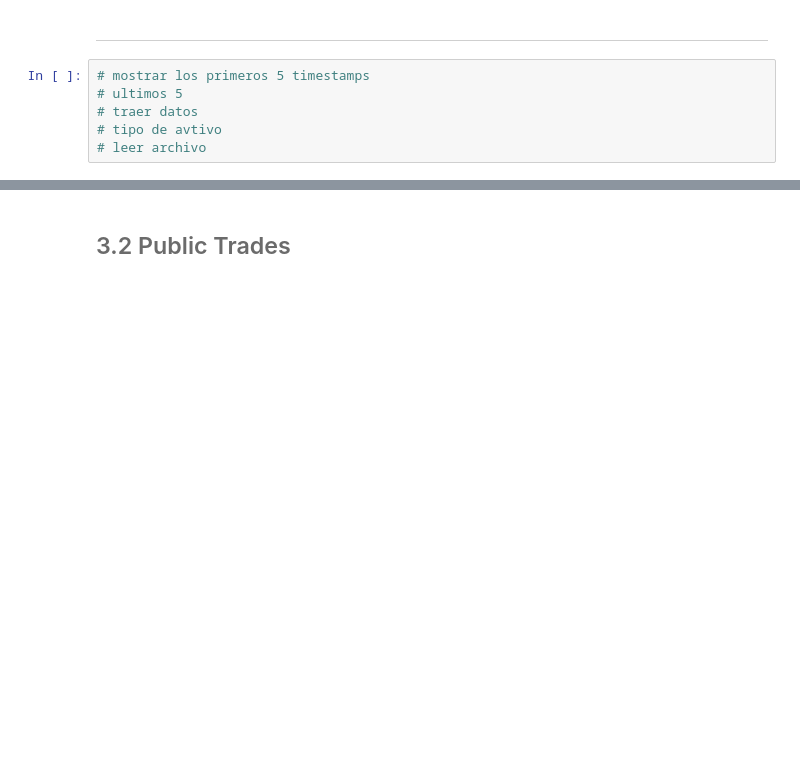
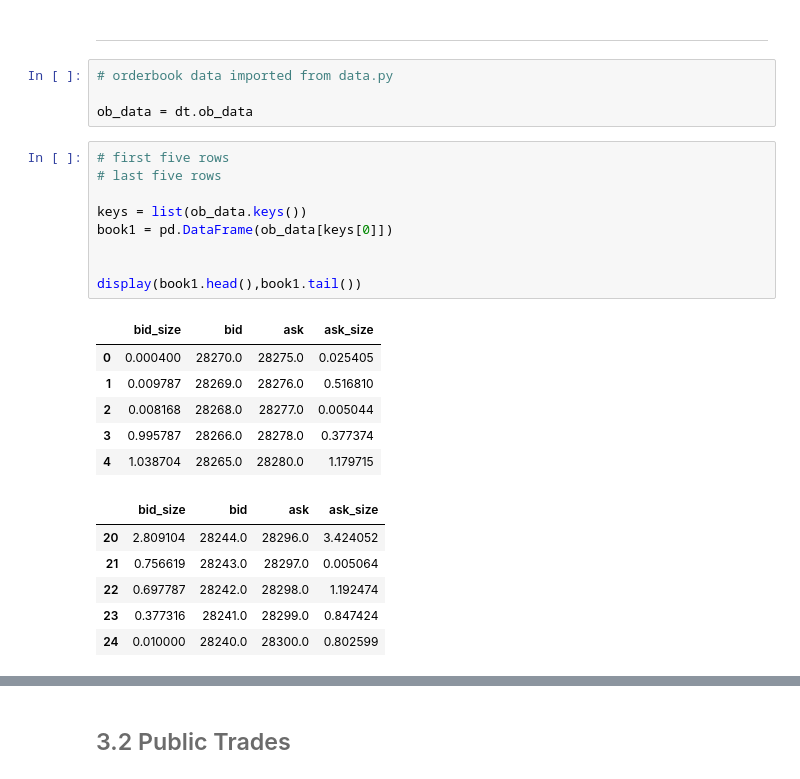
Before and after one commit to JuanPablo2019/myst_jprm_lab1, a Jupyter notebook: notebook.ipynb, the cells around one changed output, grey strips where cells are left out. Drawn from its saved outputs; the diff is of its cells as text; blank space fills up the shorter version.

```diff
--- a/notebook.ipynb
+++ b/notebook.ipynb
@@ -72,9 +122,29 @@ import sys
 ## <font color= #6B6B6B> 3.1 Order Books </font>
 # %% [markdown]
 <hr style="border:0.02in solid gray"> </hr>
-# %%
-# mostrar los primeros 5 timestamps
-# ultimos 5
-# traer datos
-# tipo de avtivo
-# leer archivo
+# %%
+# orderbook data imported from data.py
+
+ob_data = dt.ob_data
+# %%
+# first five rows
+# last five rows
+
+keys = list(ob_data.keys())
+book1 = pd.DataFrame(ob_data[keys[0]])
+
+
+display(book1.head(),book1.tail())
+# %% [output]
+|  | bid_size | bid | ask | ask_size |
+| 0 | 0.000400 | 28270.0 | 28275.0 | 0.025405 |
+| 1 | 0.009787 | 28269.0 | 28276.0 | 0.516810 |
+| 2 | 0.008168 | 28268.0 | 28277.0 | 0.005044 |
+| 3 | 0.995787 | 28266.0 | 28278.0 | 0.377374 |
+| 4 | 1.038704 | 28265.0 | 28280.0 | 1.179715 |
+|  | bid_size | bid | ask | ask_size |
+| 20 | 2.809104 | 28244.0 | 28296.0 | 3.424052 |
+| 21 | 0.756619 | 28243.0 | 28297.0 | 0.005064 |
+| 22 | 0.697787 | 28242.0 | 28298.0 | 1.192474 |
+| 23 | 0.377316 | 28241.0 | 28299.0 | 0.847424 |
+| 24 | 0.010000 | 28240.0 | 28300.0 | 0.802599 |
```
Also changed, not shown: parts of 128 cells of this notebook, 4 other files.
